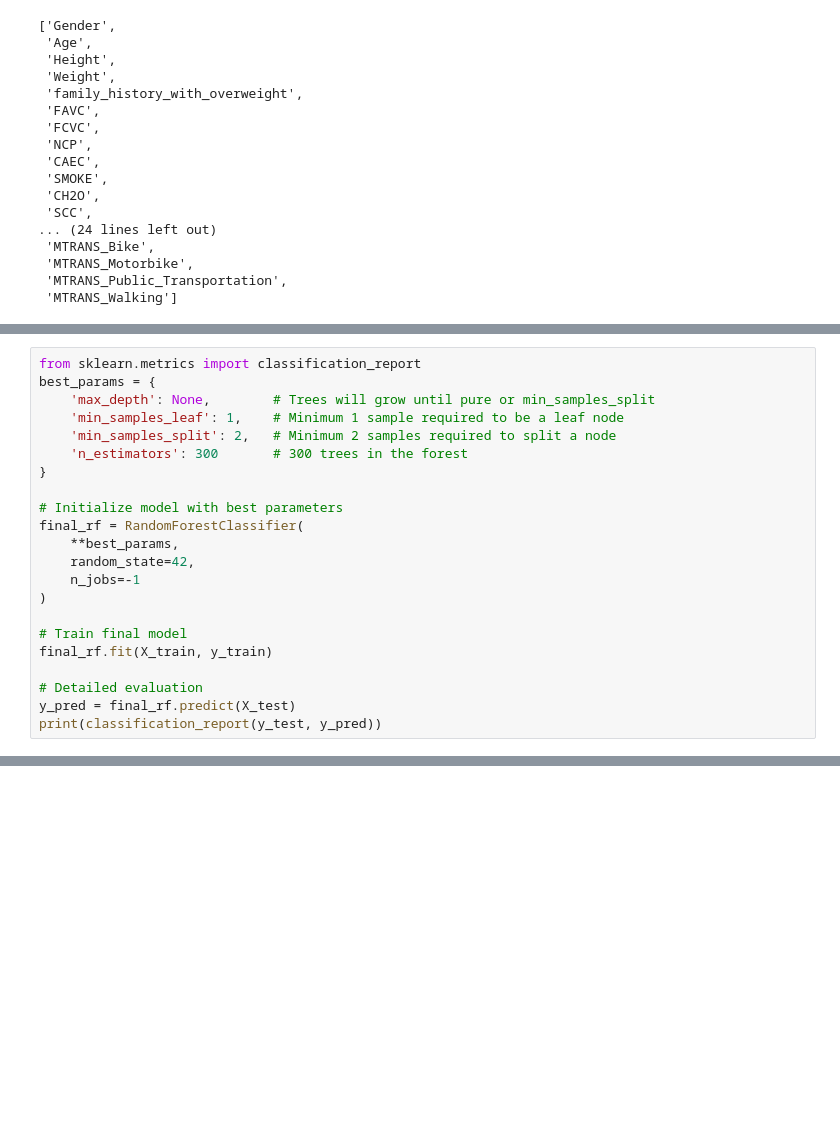
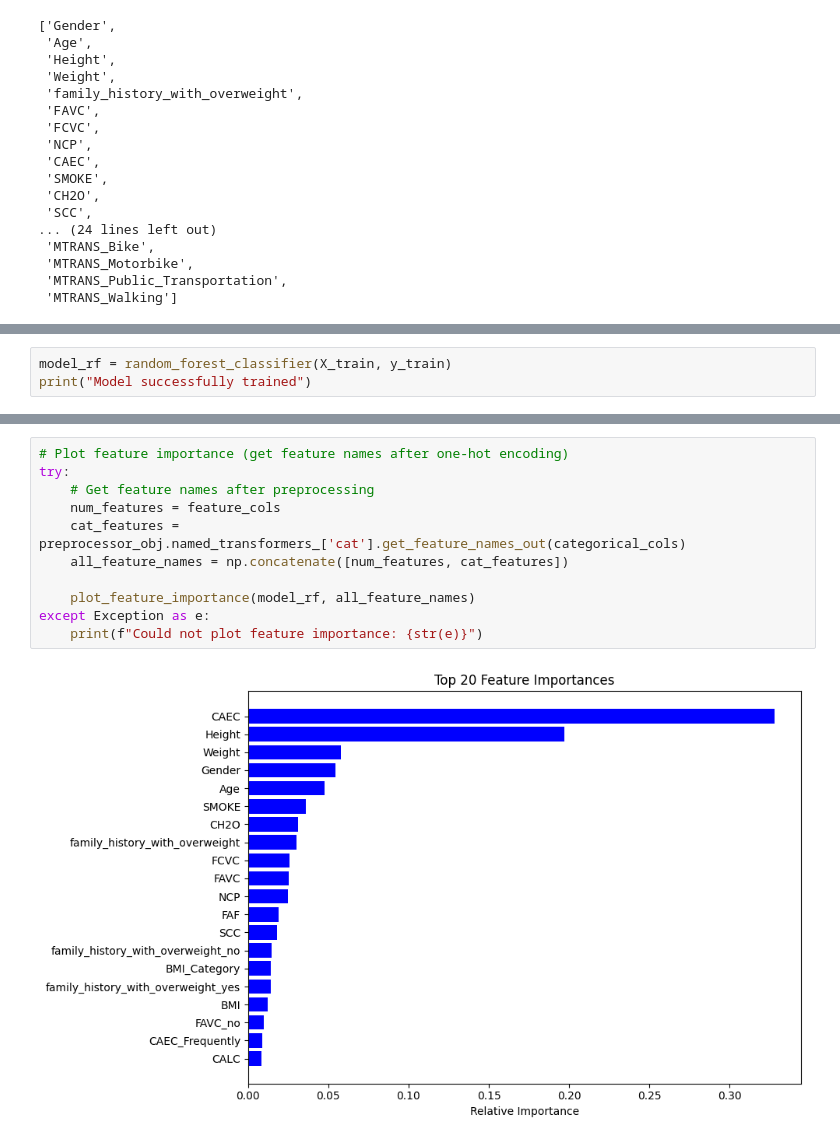
Before and after one commit to antan123/AAI_510_final_project, a Jupyter notebook: EDA_Feature_Engineering.ipynb, the cells around one changed output, grey strips where cells are left out. Saved outputs shown, nothing was run; the diff lists cells and outputs as text; blank space fills up the shorter version.

Commit message:
RandomForestClassifier completed

```diff
--- a/EDA_Feature_Engineering.ipynb
+++ b/EDA_Feature_Engineering.ipynb
@@ -641,22 +536,0 @@ Best parameters: {'max_depth': None, 'min_samples_leaf': 1, 'min_samples_split':
-# %%
-from sklearn.metrics import classification_report
-best_params = {
-    'max_depth': None,        # Trees will grow until pure or min_samples_split
-    'min_samples_leaf': 1,    # Minimum 1 sample required to be a leaf node
-    'min_samples_split': 2,   # Minimum 2 samples required to split a node
-    'n_estimators': 300       # 300 trees in the forest
-}
-
-# Initialize model with best parameters
-final_rf = RandomForestClassifier(
-    **best_params,
-    random_state=42,
-    n_jobs=-1
-)
-
-# Train final model
-final_rf.fit(X_train, y_train)
-
-# Detailed evaluation
-y_pred = final_rf.predict(X_test)
-print(classification_report(y_test, y_pred))
@@ -692,0 +537,3 @@ plt.show();
+# %%
+model_rf = random_forest_classifier(X_train, y_train)
+print("Model successfully trained")
@@ -692,0 +576,13 @@ plt.show();
+# %%
+# Plot feature importance (get feature names after one-hot encoding)
+try:
+    # Get feature names after preprocessing
+    num_features = feature_cols
+    cat_features = preprocessor_obj.named_transformers_['cat'].get_feature_names_out(categorical_cols)
+    all_feature_names = np.concatenate([num_features, cat_features])
+
+    plot_feature_importance(model_rf, all_feature_names)
+except Exception as e:
+    print(f"Could not plot feature importance: {str(e)}")
+# %% [output]
+[figure, added]
```
Also changed, not shown: parts of 15 cells of this notebook.
